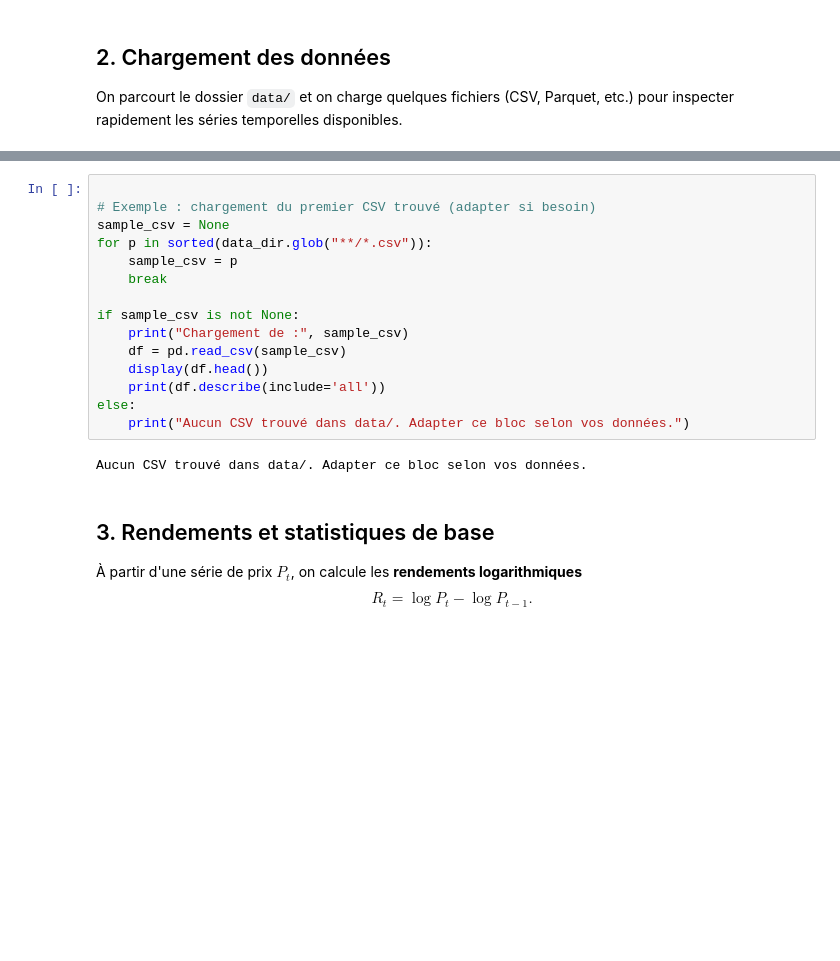
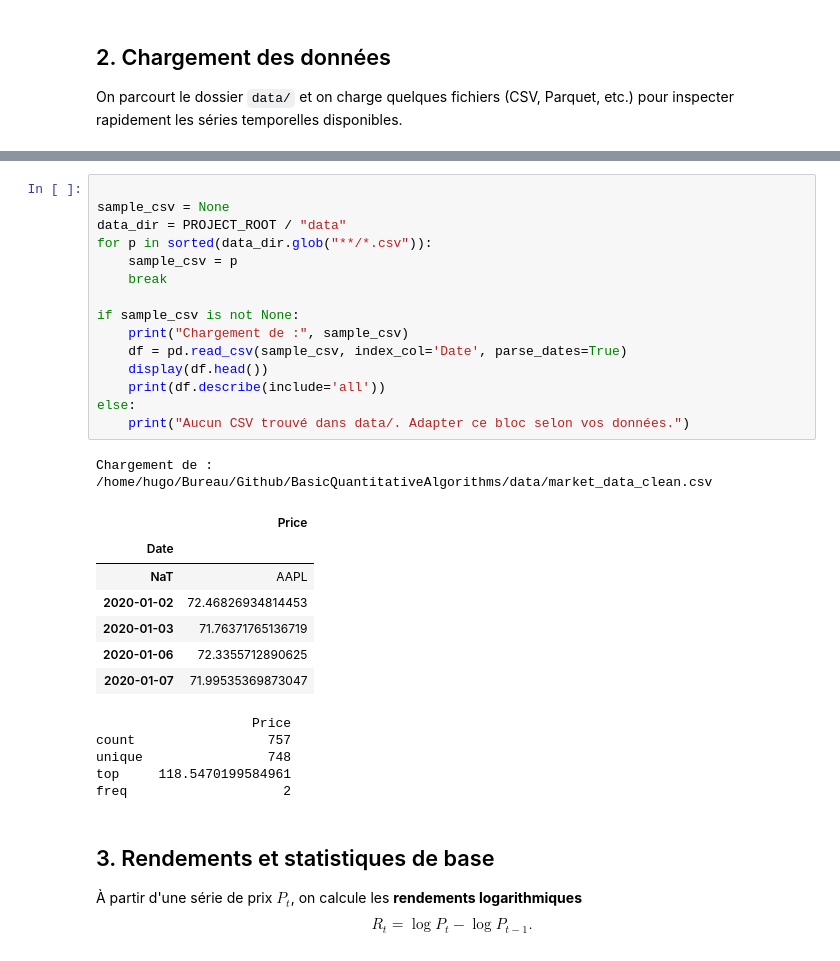
Before and after one commit to Riflonnade/BasicQuantativeAlgorithms, a Jupyter notebook: BasicQuantitativeAlgorithms/notebooks/01_overview_and_data.ipynb, the cells around one changed output, grey strips where cells are left out. Drawn from its saved outputs; the diff is of its cells as text; blank space fills up the shorter version.

```diff
--- a/BasicQuantitativeAlgorithms/notebooks/01_overview_and_data.ipynb
+++ b/BasicQuantitativeAlgorithms/notebooks/01_overview_and_data.ipynb
@@ -86,20 +132,32 @@ Fichiers dans data/:
 # %%
 
-# Exemple : chargement du premier CSV trouvé (adapter si besoin)
 sample_csv = None
+data_dir = PROJECT_ROOT / "data"
 for p in sorted(data_dir.glob("**/*.csv")):
     sample_csv = p
     break
 
 if sample_csv is not None:
     print("Chargement de :", sample_csv)
-    df = pd.read_csv(sample_csv)
+    df = pd.read_csv(sample_csv, index_col='Date', parse_dates=True)
     display(df.head())
     print(df.describe(include='all'))
 else:
     print("Aucun CSV trouvé dans data/. Adapter ce bloc selon vos données.")
 # %% [output]
-Aucun CSV trouvé dans data/. Adapter ce bloc selon vos données.
+Chargement de : /home/hugo/Bureau/Github/BasicQuantitativeAlgorithms/data/market_data_clean.csv
+|  | Price |
+| Date |  |
+| NaT | AAPL |
+| 2020-01-02 | 72.46826934814453 |
+| 2020-01-03 | 71.76371765136719 |
+| 2020-01-06 | 72.3355712890625 |
+| 2020-01-07 | 71.99535369873047 |
+                    Price
+count                 757
+unique                748
+top     118.5470199584961
+freq                    2
 # %% [markdown]
 
 ## 3. Rendements et statistiques de base
```
Also changed, not shown: parts of 5 cells of this notebook, 2 other files.
